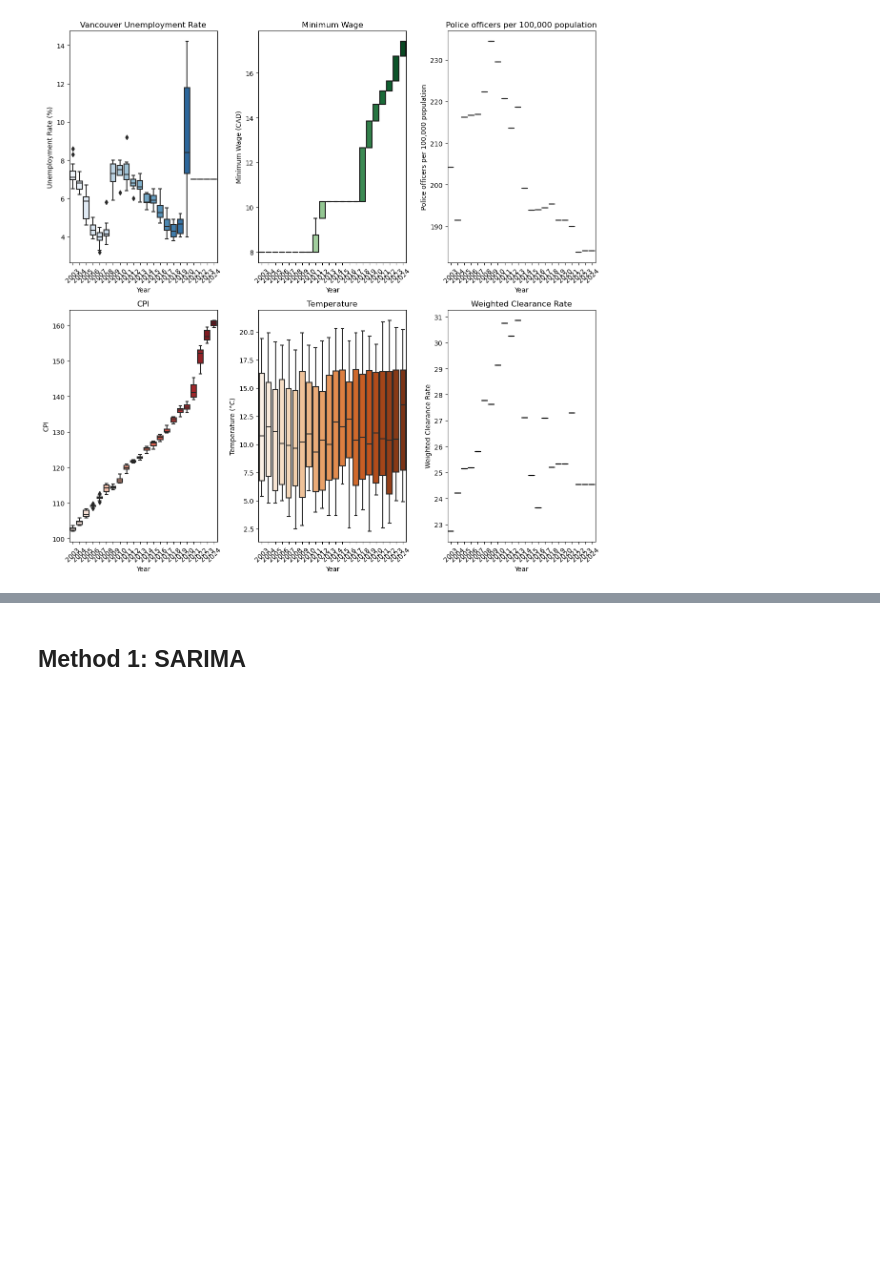
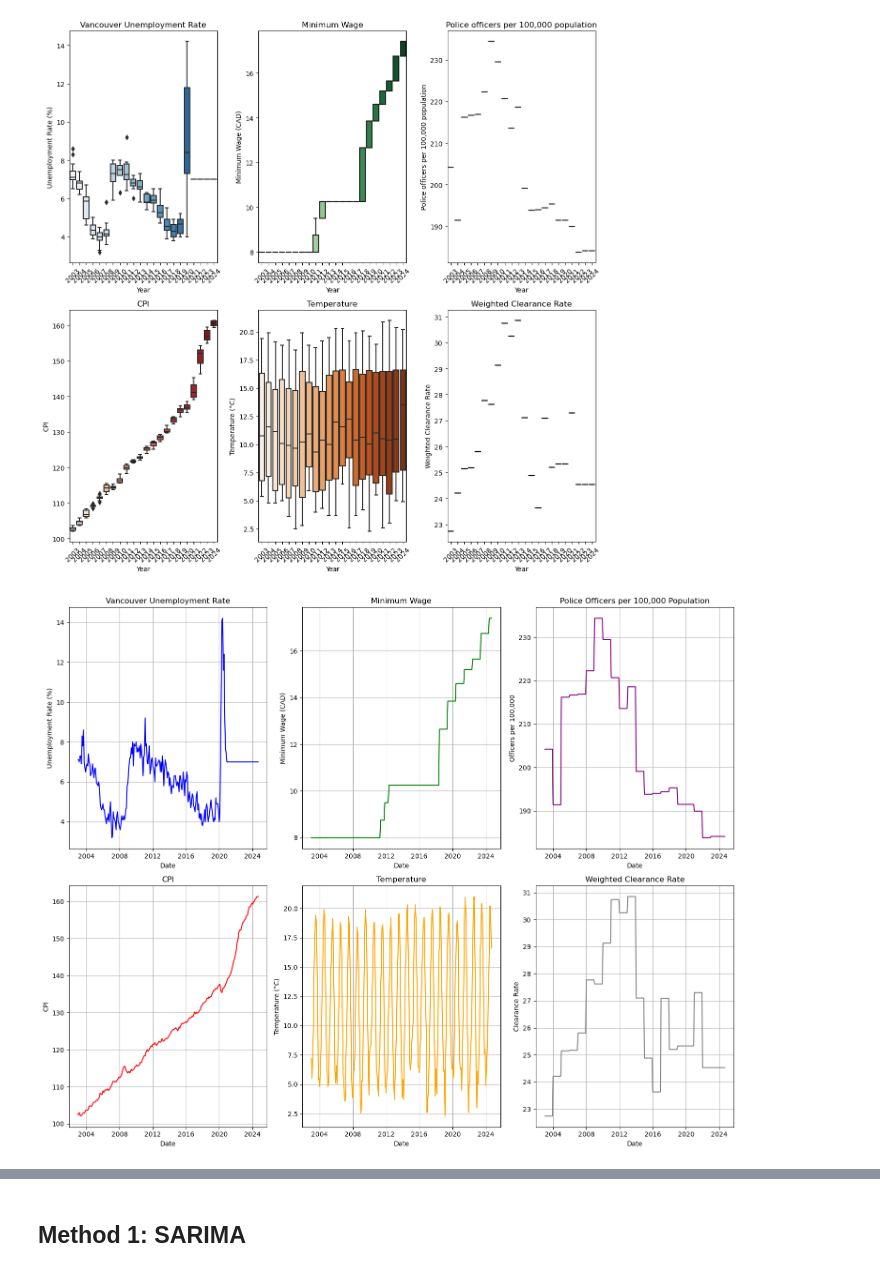
Before and after one commit to HantzeWANG/ECON490, a Jupyter notebook: CrimePrediction.ipynb, the cells around one changed output, grey strips where cells are left out. Cells and saved outputs as stored; diff of their text form; code cells hidden in the pictures; blank space fills up the shorter version.

```diff
--- a/CrimePrediction.ipynb
+++ b/CrimePrediction.ipynb
@@ -281,3 +280,56 @@ plt.tight_layout()
 plt.show()
 # %% [output]
 [figure]
+# %%
+import matplotlib.pyplot as plt
+
+# Create a figure with subplots for each variable
+fig, ax = plt.subplots(2, 3, figsize=(15, 12))
+
+# Plot Vancouver Unemployment Rate
+ax[0, 0].plot(merged_df['date'], merged_df['Vancouver Unemployment Rate'], label='Vancouver Unemployment Rate', color='blue')
+ax[0, 0].set_title('Vancouver Unemployment Rate')
+ax[0, 0].set_xlabel('Date')
+ax[0, 0].set_ylabel('Unemployment Rate (%)')
+ax[0, 0].grid(True)
+
+# Plot Minimum Wage
+ax[0, 1].plot(merged_df['date'], merged_df['MinWage'], label='Minimum Wage', color='green')
+ax[0, 1].set_title('Minimum Wage')
+ax[0, 1].set_xlabel('Date')
+ax[0, 1].set_ylabel('Minimum Wage (CAD)')
+ax[0, 1].grid(True)
+
+# Plot CPI
+ax[1, 0].plot(merged_df['date'], merged_df['CPI'], label='CPI', color='red')
+ax[1, 0].set_title('CPI')
+ax[1, 0].set_xlabel('Date')
+ax[1, 0].set_ylabel('CPI')
+ax[1, 0].grid(True)
+
+# Plot Temperature
+ax[1, 1].plot(merged_df['date'], merged_df['temperature'], label='Temperature', color='orange')
+ax[1, 1].set_title('Temperature')
+ax[1, 1].set_xlabel('Date')
+ax[1, 1].set_ylabel('Temperature (°C)')
+ax[1, 1].grid(True)
+
+# Plot Police officers per 100,000 population
+ax[0, 2].plot(merged_df['date'], merged_df['Police officers per 100,000 population'], label='Police officers per 100k population', color='purple')
+ax[0, 2].set_title('Police Officers per 100,000 Population')
+ax[0, 2].set_xlabel('Date')
+ax[0, 2].set_ylabel('Officers per 100,000')
+ax[0, 2].grid(True)
+
+# Plot Weighted Clearance Rate
+ax[1, 2].plot(merged_df['date'], merged_df['Weighted clearance rate'], label='Weighted Clearance Rate', color='grey')
+ax[1, 2].set_title('Weighted Clearance Rate')
+ax[1, 2].set_xlabel('Date')
+ax[1, 2].set_ylabel('Clearance Rate')
+ax[1, 2].grid(True)
+
+# Adjust layout and show the plot
+plt.tight_layout()
+plt.show()
+# %% [output]
+[figure, added]
```
Also changed, not shown: parts of 2 cells of this notebook, 2 other files.
